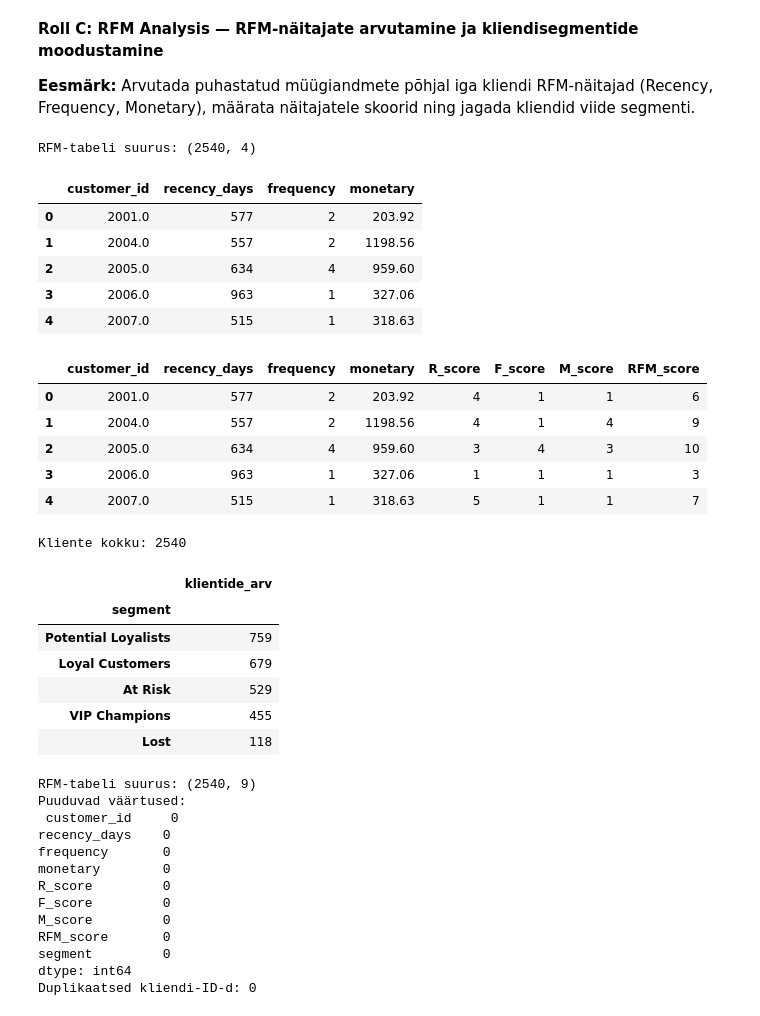
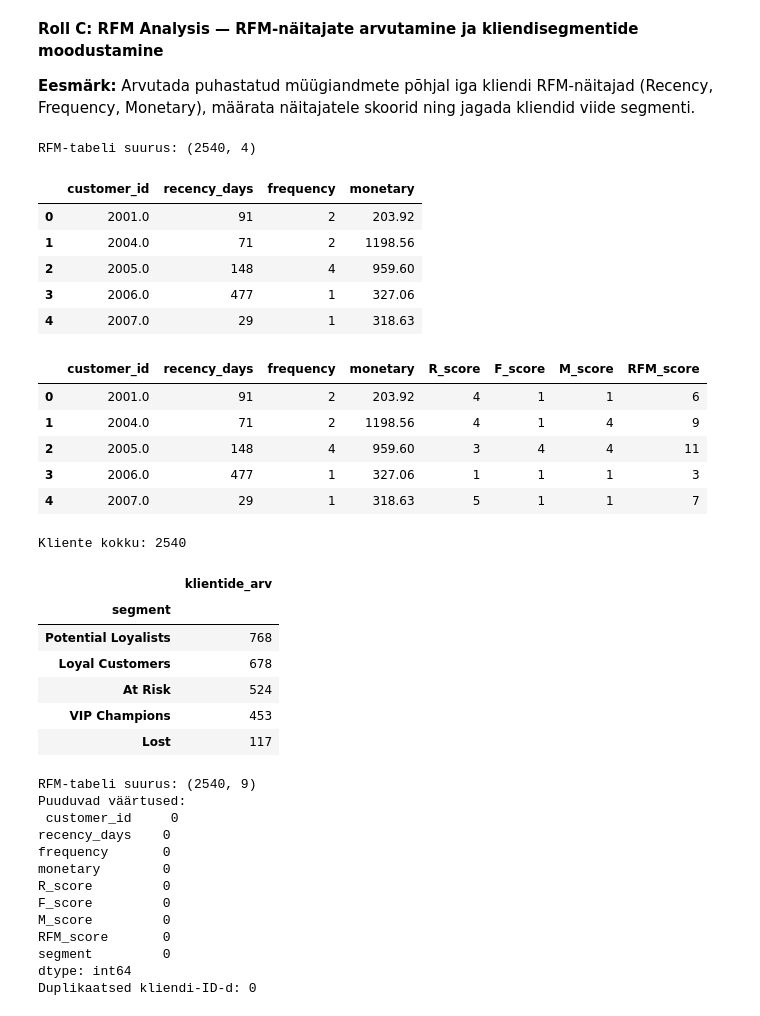
Before and after one commit to mariannesisask-afk/urbanstyle-turundus, a Jupyter notebook: portfolio/week-7/week7_rfm_analysis_marketing.ipynb, the cells around one changed output. Drawn from its saved outputs; the diff is of its cells as text; code cells hidden in the pictures.

```diff
--- a/portfolio/week-7/week7_rfm_analysis_marketing.ipynb
+++ b/portfolio/week-7/week7_rfm_analysis_marketing.ipynb
@@ -434,27 +434,30 @@ Jupyter Notebook sektsioon, mis sisaldab:
 **Eesmärk:** Arvutada puhastatud müügiandmete põhjal iga kliendi RFM-näitajad (Recency, Frequency, Monetary), määrata näitajatele skoorid ning jagada kliendid viide segmenti.
 # %%
 # Määran analüüsi võrdluskuupäeva.
-# Andmestiku viimane müügikuupäev on 2026-06-28.
-today = pd.Timestamp('2026-06-29')
+# Määran juhendis ette antud võrdluskuupäeva
+today = pd.to_datetime('2025-02-28')
+
+# Jätan RFM-analüüsi jaoks alles ostud kuni võrdluskuupäevani
+df_rfm = df[df['sale_date'] <= today].copy()
 
 # Arvutan iga kliendi RFM-näitajad puhastatud müügiandmete põhjal.
-rfm = df.groupby('customer_id').agg(
+rfm = df_rfm.groupby('customer_id').agg(
     recency_days=('sale_date', lambda x: (today - x.max()).days),
     frequency=('invoice_id', 'nunique'),
     monetary=('total_price', 'sum')
 ).reset_index()
 
 # Kontrollin RFM-tabeli suurust ja esimesi ridu.
 print('RFM-tabeli suurus:', rfm.shape)
 display(rfm.head())
 # %% [output]
 RFM-tabeli suurus: (2540, 4)
 |  | customer_id | recency_days | frequency | monetary |
-| 0 | 2001.0 | 577 | 2 | 203.92 |
-| 1 | 2004.0 | 557 | 2 | 1198.56 |
-| 2 | 2005.0 | 634 | 4 | 959.60 |
-| 3 | 2006.0 | 963 | 1 | 327.06 |
-| 4 | 2007.0 | 515 | 1 | 318.63 |
+| 0 | 2001.0 | 91 | 2 | 203.92 |
+| 1 | 2004.0 | 71 | 2 | 1198.56 |
+| 2 | 2005.0 | 148 | 4 | 959.60 |
+| 3 | 2006.0 | 477 | 1 | 327.06 |
+| 4 | 2007.0 | 29 | 1 | 318.63 |
 # %%
 # Määran RFM-skoorid viie kvantiili alusel.
 rfm['R_score'] = pd.qcut(
@@ -476,11 +479,11 @@ rfm['RFM_score'] = rfm['R_score'] + rfm['F_score'] + rfm['M_score']
 display(rfm.head())
 # %% [output]
 |  | customer_id | recency_days | frequency | monetary | R_score | F_score | M_score | RFM_score |
-| 0 | 2001.0 | 577 | 2 | 203.92 | 4 | 1 | 1 | 6 |
-| 1 | 2004.0 | 557 | 2 | 1198.56 | 4 | 1 | 4 | 9 |
-| 2 | 2005.0 | 634 | 4 | 959.60 | 3 | 4 | 3 | 10 |
-| 3 | 2006.0 | 963 | 1 | 327.06 | 1 | 1 | 1 | 3 |
-| 4 | 2007.0 | 515 | 1 | 318.63 | 5 | 1 | 1 | 7 |
+| 0 | 2001.0 | 91 | 2 | 203.92 | 4 | 1 | 1 | 6 |
+| 1 | 2004.0 | 71 | 2 | 1198.56 | 4 | 1 | 4 | 9 |
+| 2 | 2005.0 | 148 | 4 | 959.60 | 3 | 4 | 4 | 11 |
+| 3 | 2006.0 | 477 | 1 | 327.06 | 1 | 1 | 1 | 3 |
+| 4 | 2007.0 | 29 | 1 | 318.63 | 5 | 1 | 1 | 7 |
 # %%
 # Jaotan kliendid RFM-skoori põhjal viide segmenti.
 def loo_segment(skoor):
@@ -504,11 +507,11 @@ display(rfm['segment'].value_counts().rename_axis('segment').to_frame('klientide
 Kliente kokku: 2540
 |  | klientide_arv |
 | segment |  |
-| Potential Loyalists | 759 |
-| Loyal Customers | 679 |
-| At Risk | 529 |
-| VIP Champions | 455 |
-| Lost | 118 |
+| Potential Loyalists | 768 |
+| Loyal Customers | 678 |
+| At Risk | 524 |
+| VIP Champions | 453 |
+| Lost | 117 |
 # %%
 # Kontrollin RFM-tabeli täielikkust ja puuduvate väärtuste arvu.
 print('RFM-tabeli suurus:', rfm.shape)
```
Also changed, not shown: parts of 3 cells of this notebook.
